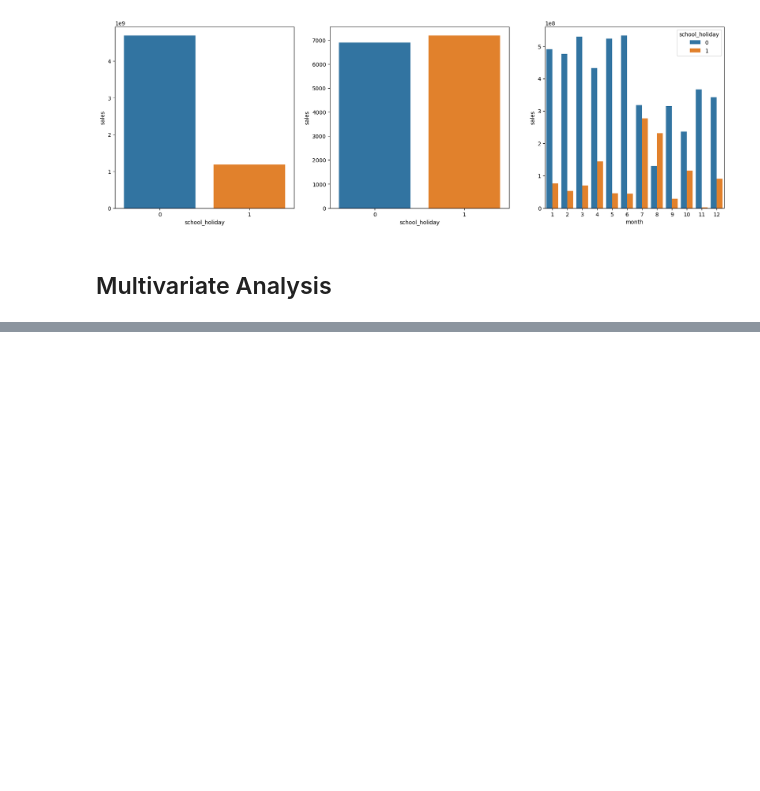
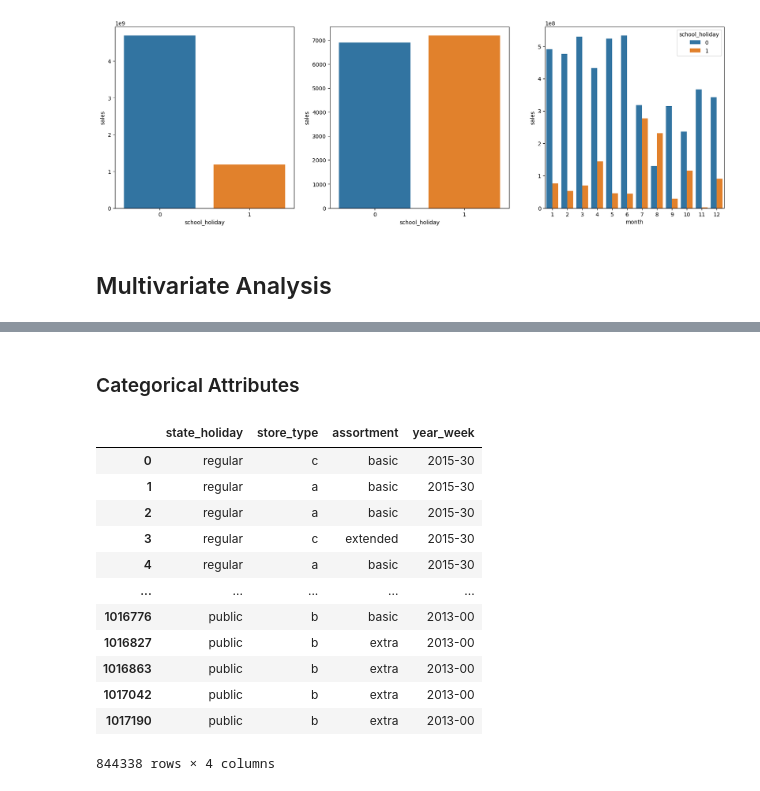
Before and after one commit to biazotogabriel/ds_em_producao, a Jupyter notebook: notebook.ipynb, the cells around one changed output, grey strips where cells are left out. Saved outputs shown, nothing was run; the diff lists cells and outputs as text; code cells hidden in the pictures; blank space fills up the shorter version.

```diff
--- a/notebook.ipynb
+++ b/notebook.ipynb
@@ -683,0 +709,19 @@ sns.barplot(x='month', y='sales', hue='school_holiday', data=df_aux)
+# %% [markdown]
+### Categorical Attributes
+# %%
+cat_attributes = df4.select_dtypes(include=['object'])
+cat_attributes
+# %% [output]
+|  | state_holiday | store_type | assortment | year_week |
+| 0 | regular | c | basic | 2015-30 |
+| 1 | regular | a | basic | 2015-30 |
+| 2 | regular | a | basic | 2015-30 |
+| 3 | regular | c | extended | 2015-30 |
+| 4 | regular | a | basic | 2015-30 |
+| ... | ... | ... | ... | ... |
+| 1016776 | public | b | basic | 2013-00 |
+| 1016827 | public | b | extra | 2013-00 |
+| 1016863 | public | b | extra | 2013-00 |
+| 1017042 | public | b | extra | 2013-00 |
+| 1017190 | public | b | extra | 2013-00 |
+844338 rows × 4 columns
```
Also changed, not shown: parts of 7 cells of this notebook.
